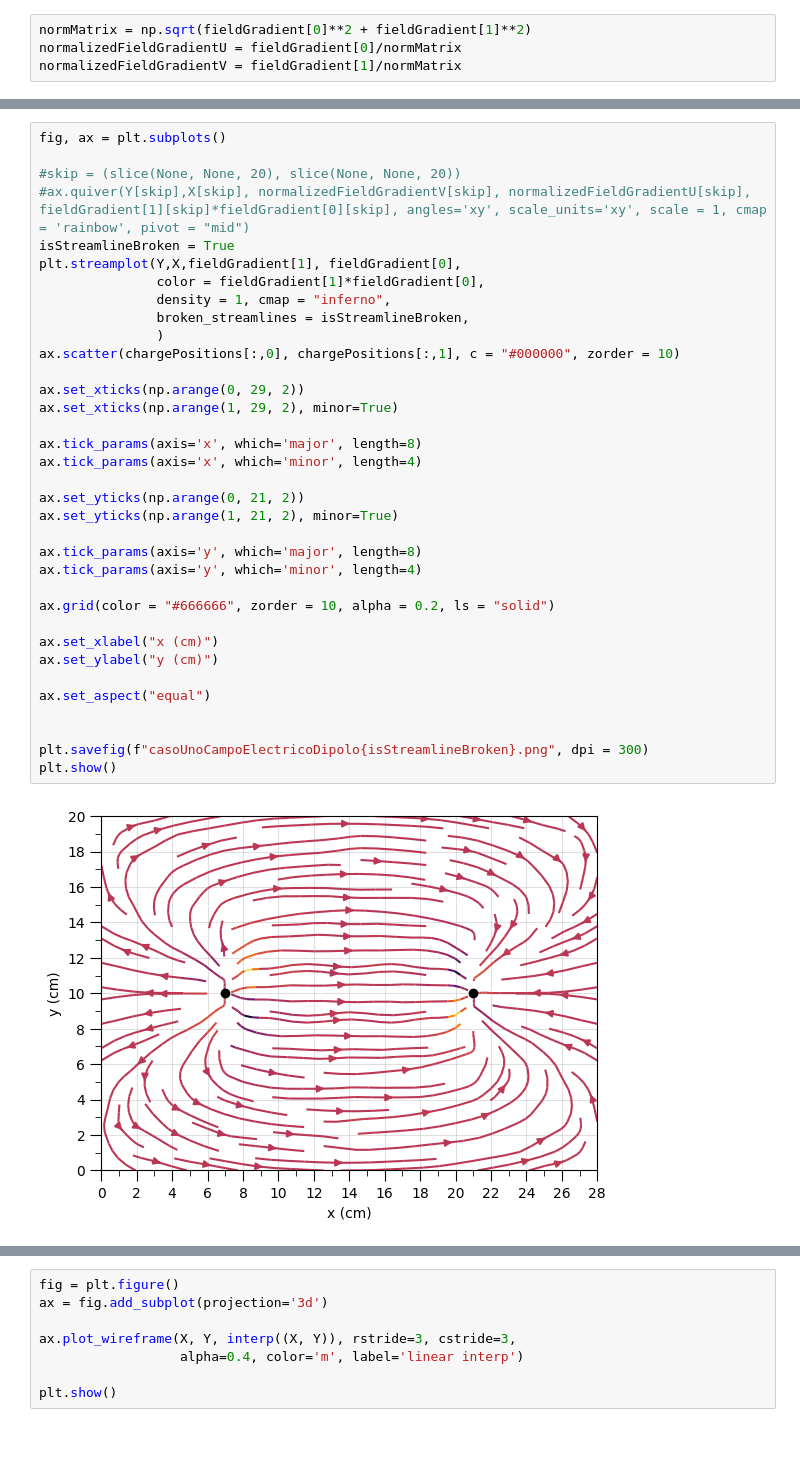
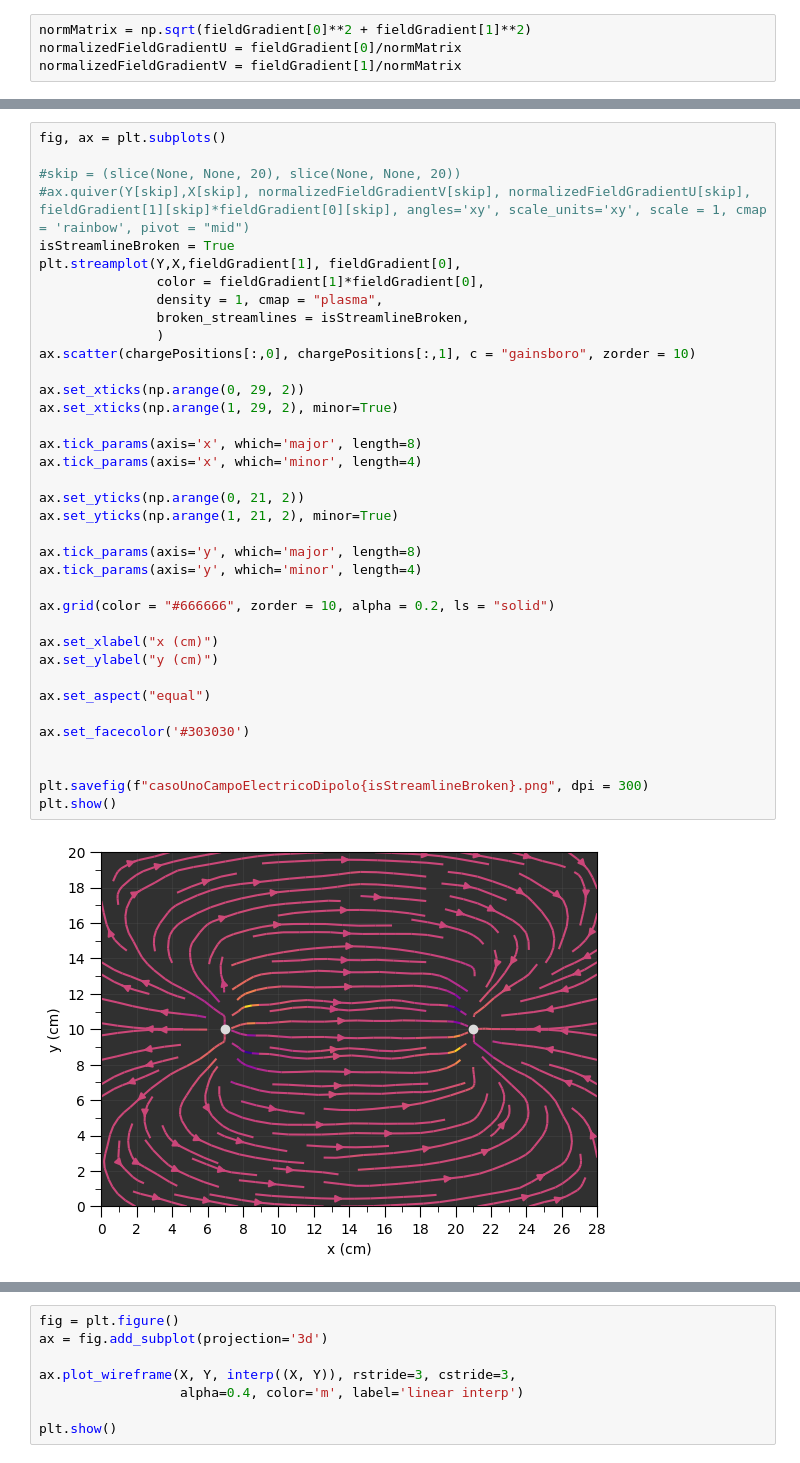
Before and after one commit to Alaviii/PythonPlotting, a Jupyter notebook: Electromagnetismo/practica2equipotenciales/practica2uno.ipynb, the cells around one changed output, grey strips where cells are left out. Drawn from its saved outputs; the diff is of its cells as text.

```diff
--- a/Electromagnetismo/practica2equipotenciales/practica2uno.ipynb
+++ b/Electromagnetismo/practica2equipotenciales/practica2uno.ipynb
@@ -65,33 +85,35 @@ fig, ax = plt.subplots()
 #ax.quiver(Y[skip],X[skip], normalizedFieldGradientV[skip], normalizedFieldGradientU[skip], fieldGradient[1][skip]*fieldGradient[0][skip], angles='xy', scale_units='xy', scale = 1, cmap = 'rainbow', pivot = "mid")
 isStreamlineBroken = True
 plt.streamplot(Y,X,fieldGradient[1], fieldGradient[0],
                color = fieldGradient[1]*fieldGradient[0],
-               density = 1, cmap = "inferno",
+               density = 1, cmap = "plasma",
                broken_streamlines = isStreamlineBroken,
                )
-ax.scatter(chargePositions[:,0], chargePositions[:,1], c = "#000000", zorder = 10)
+ax.scatter(chargePositions[:,0], chargePositions[:,1], c = "gainsboro", zorder = 10)
 
 ax.set_xticks(np.arange(0, 29, 2))
 ax.set_xticks(np.arange(1, 29, 2), minor=True)
 
 ax.tick_params(axis='x', which='major', length=8)
 ax.tick_params(axis='x', which='minor', length=4)
 
 ax.set_yticks(np.arange(0, 21, 2))
 ax.set_yticks(np.arange(1, 21, 2), minor=True)
 
 ax.tick_params(axis='y', which='major', length=8)
 ax.tick_params(axis='y', which='minor', length=4)
 
 ax.grid(color = "#666666", zorder = 10, alpha = 0.2, ls = "solid")
 
 ax.set_xlabel("x (cm)")
 ax.set_ylabel("y (cm)")
 
 ax.set_aspect("equal")
 
+ax.set_facecolor('#303030')
+
 
 plt.savefig(f"casoUnoCampoElectricoDipolo{isStreamlineBroken}.png", dpi = 300)
 plt.show()
 # %% [output]
-[figure, old version]
+[figure, new version]
```
Also changed, not shown: parts of 5 cells of this notebook, 7 other files.
